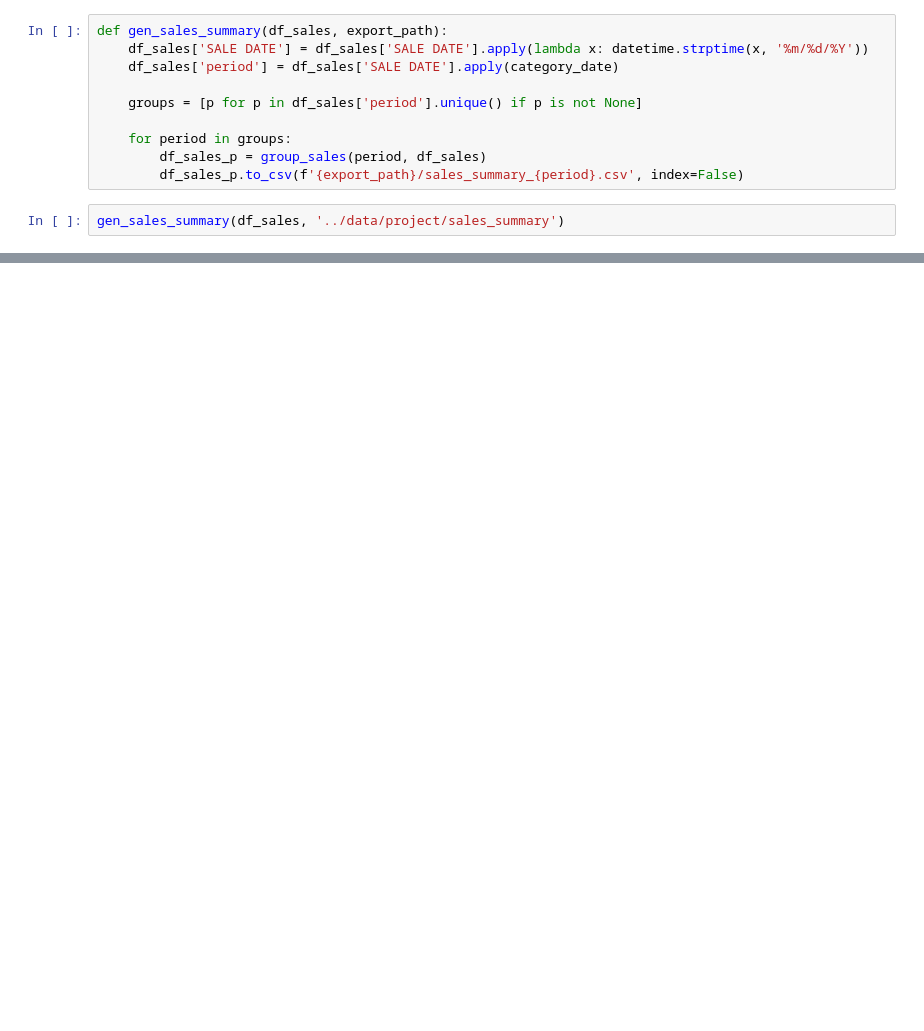
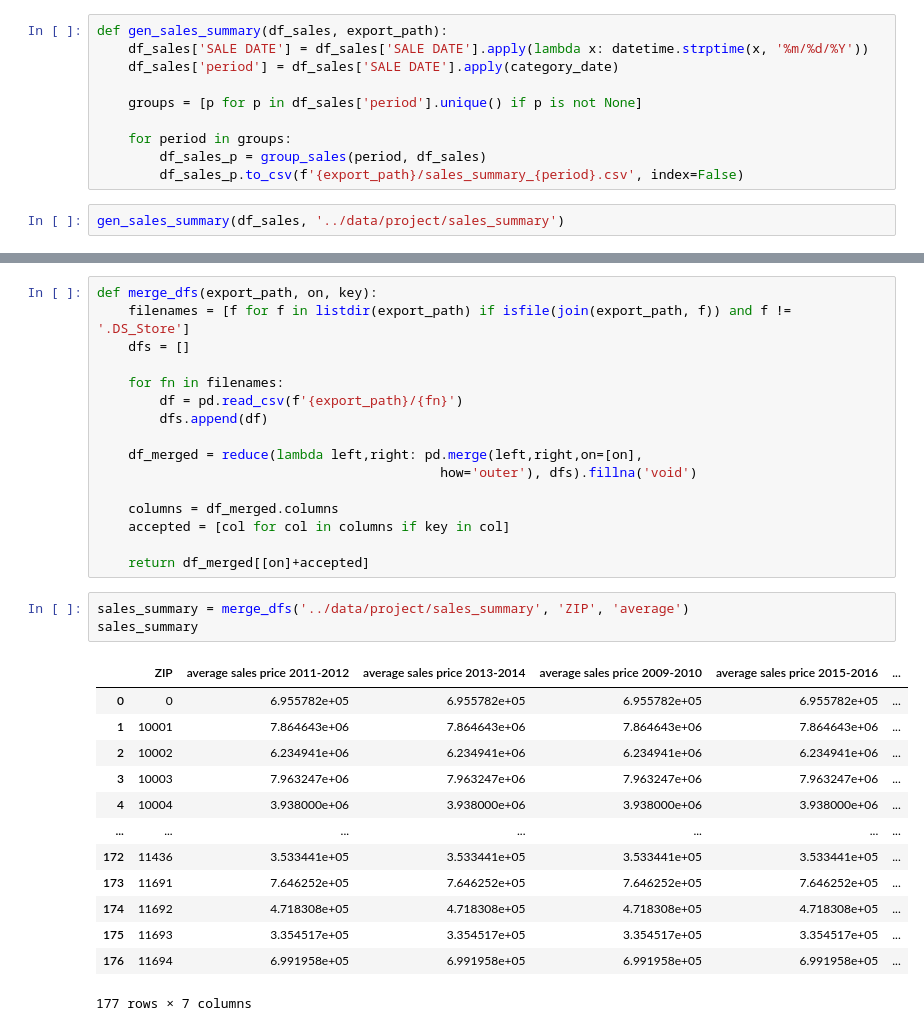
Before and after one commit to nding17/WhiterockAI, a Jupyter notebook: notebooks/sales master summary.ipynb, the cells around one changed output, grey strips where cells are left out. Cells and saved outputs as stored; diff of their text form; blank space fills up the shorter version.

```diff
--- a/notebooks/sales master summary.ipynb
+++ b/notebooks/sales master summary.ipynb
@@ -159,0 +66,33 @@ donations_summary
+# %%
+def merge_dfs(export_path, on, key):
+    filenames = [f for f in listdir(export_path) if isfile(join(export_path, f)) and f != '.DS_Store']
+    dfs = []
+
+    for fn in filenames:
+        df = pd.read_csv(f'{export_path}/{fn}')
+        dfs.append(df)
+
+    df_merged = reduce(lambda left,right: pd.merge(left,right,on=[on],
+                                            how='outer'), dfs).fillna('void')
+
+    columns = df_merged.columns
+    accepted = [col for col in columns if key in col]
+
+    return df_merged[[on]+accepted]
+# %%
+sales_summary = merge_dfs('../data/project/sales_summary', 'ZIP', 'average')
+sales_summary
+# %% [output]
+|  | ZIP | average sales price 2011-2012 | average sales price 2013-2014 | average sales price 2009-2010 | average sales price 2015-2016 | ... |
+| 0 | 0 | 6.955782e+05 | 6.955782e+05 | 6.955782e+05 | 6.955782e+05 | ... |
+| 1 | 10001 | 7.864643e+06 | 7.864643e+06 | 7.864643e+06 | 7.864643e+06 | ... |
+| 2 | 10002 | 6.234941e+06 | 6.234941e+06 | 6.234941e+06 | 6.234941e+06 | ... |
+| 3 | 10003 | 7.963247e+06 | 7.963247e+06 | 7.963247e+06 | 7.963247e+06 | ... |
+| 4 | 10004 | 3.938000e+06 | 3.938000e+06 | 3.938000e+06 | 3.938000e+06 | ... |
+| ... | ... | ... | ... | ... | ... | ... |
+| 172 | 11436 | 3.533441e+05 | 3.533441e+05 | 3.533441e+05 | 3.533441e+05 | ... |
+| 173 | 11691 | 7.646252e+05 | 7.646252e+05 | 7.646252e+05 | 7.646252e+05 | ... |
+| 174 | 11692 | 4.718308e+05 | 4.718308e+05 | 4.718308e+05 | 4.718308e+05 | ... |
+| 175 | 11693 | 3.354517e+05 | 3.354517e+05 | 3.354517e+05 | 3.354517e+05 | ... |
+| 176 | 11694 | 6.991958e+05 | 6.991958e+05 | 6.991958e+05 | 6.991958e+05 | ... |
+177 rows × 7 columns
```
Also changed, not shown: parts of 24 cells of this notebook, 1 other file.
